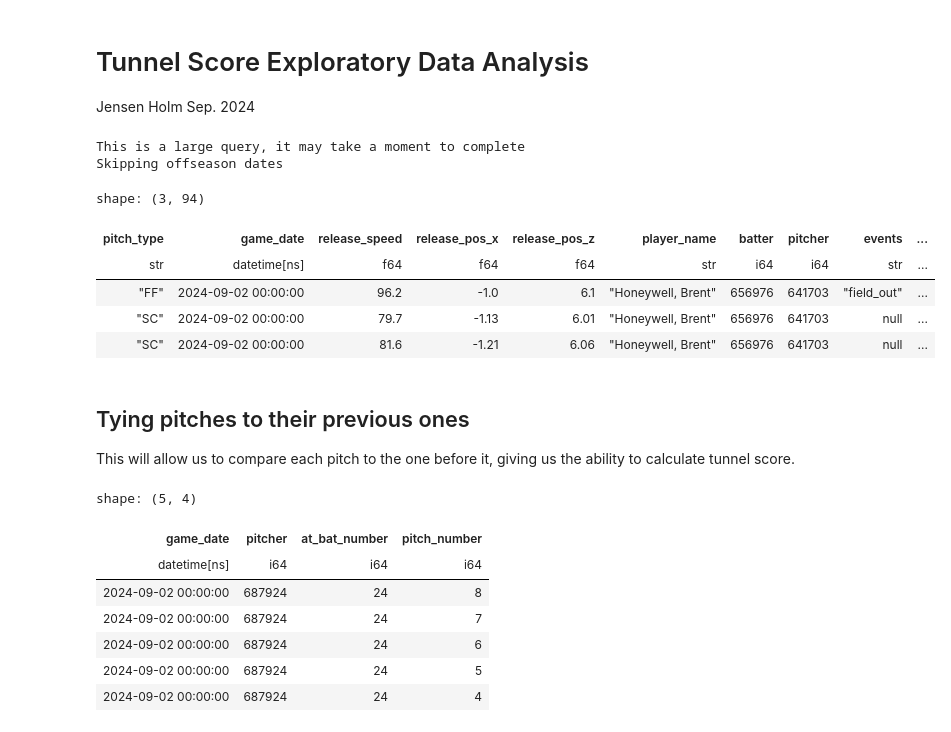
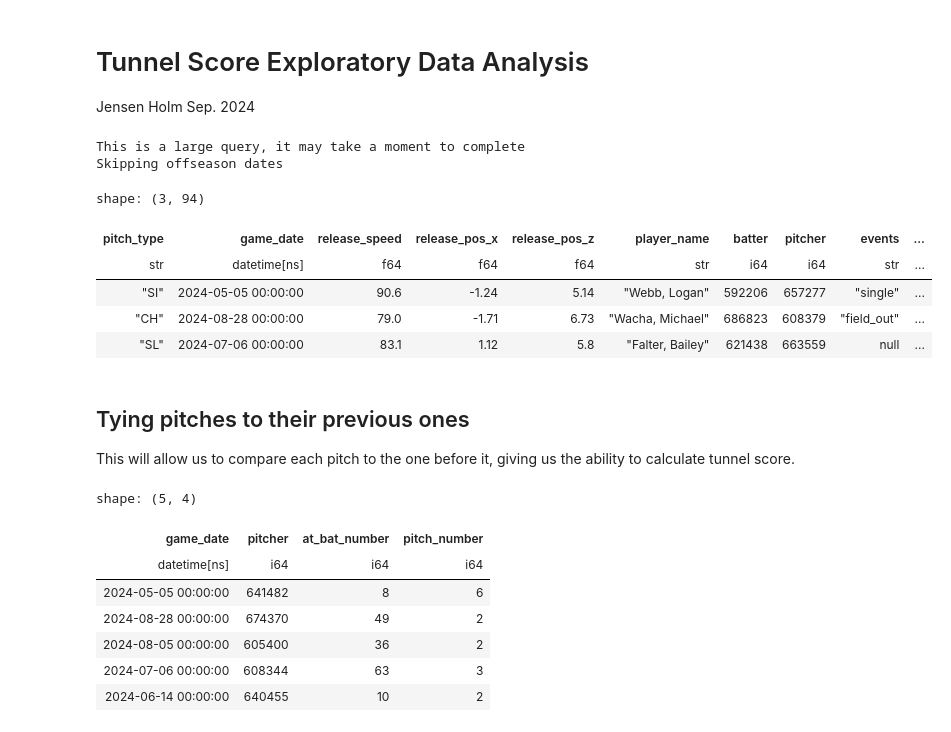
Before and after one commit to Jensen-holm/TunnelScoreEDA, a Jupyter notebook: main.ipynb, the cells around one changed output. Drawn from its saved outputs; the diff is of its cells as text; code cells hidden in the pictures.

```diff
--- a/main.ipynb
+++ b/main.ipynb
@@ -5,27 +5,31 @@ Jensen Holm
 Sep. 2024
 # %%
 import polars as pl
+import datetime
 import pybaseball
-import datetime
+from pybaseball import cache
 
-from utils import pl_euclidean_distance, get_player_headshot
+from utils import pl_euclidean_distance
+
+cache.enable()
 
 orig_df = pl.from_pandas(
     pybaseball.statcast(
         start_dt="2024-03-01",
         end_dt=datetime.datetime.today().strftime("%Y-%m-%d"),
-))
+    )
+)
 
-orig_df.head(3)
+orig_df.sample(3, seed=1)
 # %% [output]
 This is a large query, it may take a moment to complete
 Skipping offseason dates
 shape: (3, 94)
 | pitch_type | game_date | release_speed | release_pos_x | release_pos_z | player_name | batter | pitcher | events | ... |
 | str | datetime[ns] | f64 | f64 | f64 | str | i64 | i64 | str | ... |
-| "FF" | 2024-09-02 00:00:00 | 96.2 | -1.0 | 6.1 | "Honeywell, Brent" | 656976 | 641703 | "field_out" | ... |
-| "SC" | 2024-09-02 00:00:00 | 79.7 | -1.13 | 6.01 | "Honeywell, Brent" | 656976 | 641703 | null | ... |
-| "SC" | 2024-09-02 00:00:00 | 81.6 | -1.21 | 6.06 | "Honeywell, Brent" | 656976 | 641703 | null | ... |
+| "SI" | 2024-05-05 00:00:00 | 90.6 | -1.24 | 5.14 | "Webb, Logan" | 592206 | 657277 | "single" | ... |
+| "CH" | 2024-08-28 00:00:00 | 79.0 | -1.71 | 6.73 | "Wacha, Michael" | 686823 | 608379 | "field_out" | ... |
+| "SL" | 2024-07-06 00:00:00 | 83.1 | 1.12 | 5.8 | "Falter, Bailey" | 621438 | 663559 | null | ... |
 # %% [markdown]
 ## Tying pitches to their previous ones
 
@@ -46,22 +50,19 @@ OVER_COLS = ["at_bat_number", "pitcher"]
 # now we can shift the data by one row to get the previous pitch data for each pitch in one row
 for col_name in shifted_df.columns:
     shifted_df = shifted_df.with_columns(
-        pl.col(col_name)
-        .shift(-1)
-        .over(OVER_COLS)
-        .alias(f"prev_{col_name}")
+        pl.col(col_name).shift(-1).over(OVER_COLS).alias(f"prev_{col_name}")
     )
 
-shifted_df.select(SORT_COLS).head()
+shifted_df.select(SORT_COLS).sample(5, seed=1)
 # %% [output]
 shape: (5, 4)
 | game_date | pitcher | at_bat_number | pitch_number |
 | datetime[ns] | i64 | i64 | i64 |
-| 2024-09-02 00:00:00 | 687924 | 24 | 8 |
-| 2024-09-02 00:00:00 | 687924 | 24 | 7 |
-| 2024-09-02 00:00:00 | 687924 | 24 | 6 |
-| 2024-09-02 00:00:00 | 687924 | 24 | 5 |
-| 2024-09-02 00:00:00 | 687924 | 24 | 4 |
+| 2024-05-05 00:00:00 | 641482 | 8 | 6 |
+| 2024-08-28 00:00:00 | 674370 | 49 | 2 |
+| 2024-08-05 00:00:00 | 605400 | 36 | 2 |
+| 2024-07-06 00:00:00 | 608344 | 63 | 3 |
+| 2024-06-14 00:00:00 | 640455 | 10 | 2 |
 # %% [markdown]
 ## Adding Tunnel Score
 
```
Also changed, not shown: parts of 7 cells of this notebook, 1 other file.
